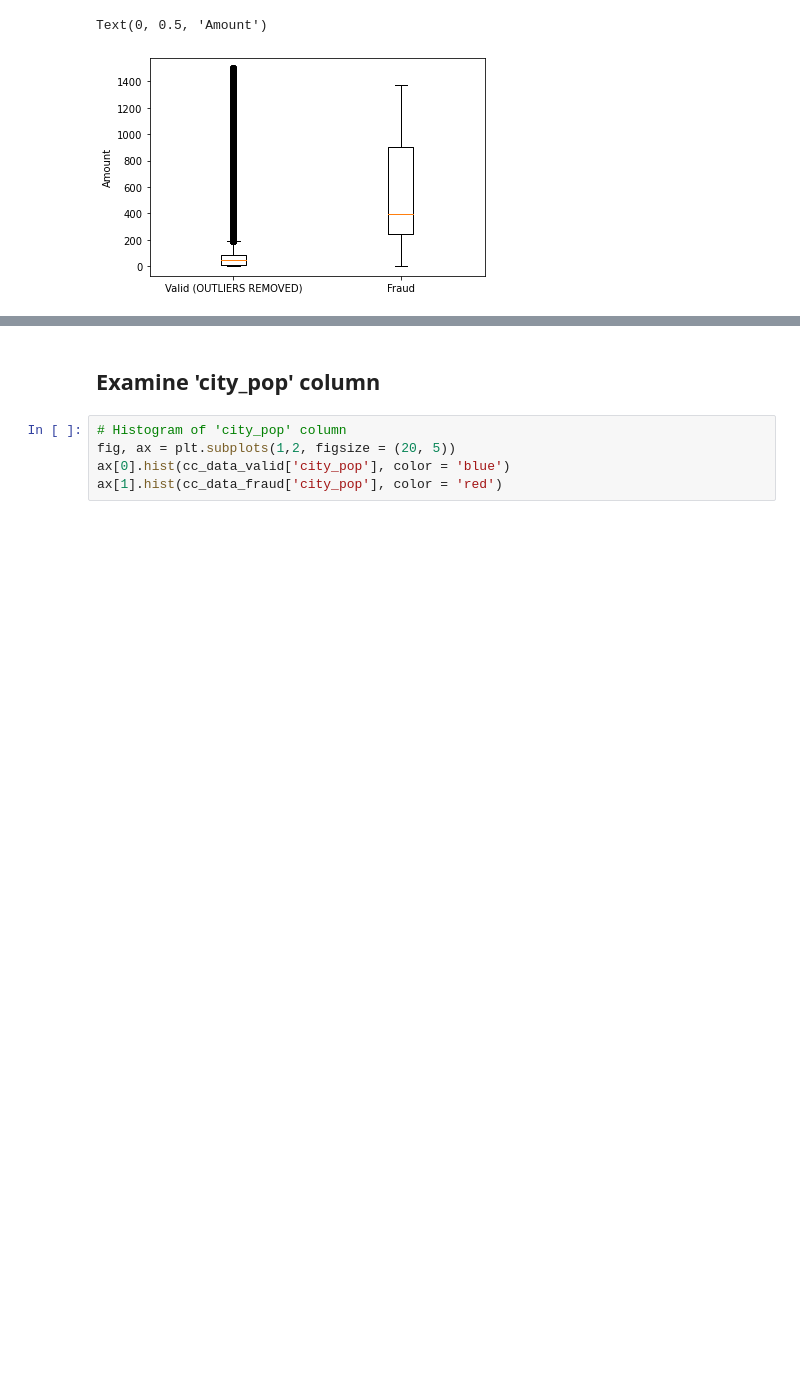
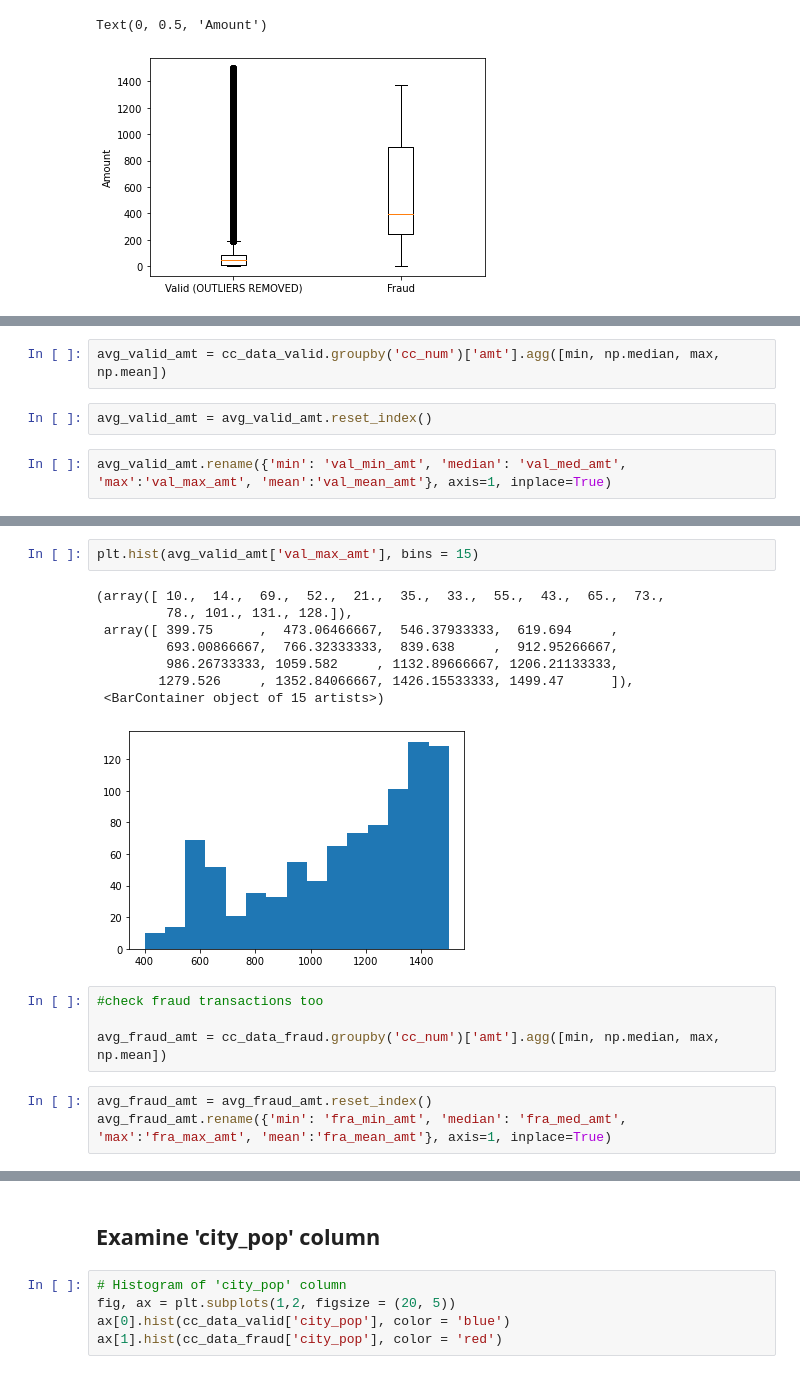
Before and after one commit to cchung106/Capstone-Two, a Jupyter notebook: Notebooks/02_EDA.ipynb, the cells around one changed output, grey strips where cells are left out. Cells and saved outputs as stored; diff of their text form; blank space fills up the shorter version.

```diff
--- a/Notebooks/02_EDA.ipynb
+++ b/Notebooks/02_EDA.ipynb
@@ -215,0 +234,6 @@ Text(0, 0.5, 'Amount')
+# %%
+avg_valid_amt = cc_data_valid.groupby('cc_num')['amt'].agg([min, np.median, max, np.mean])
+# %%
+avg_valid_amt = avg_valid_amt.reset_index()
+# %%
+avg_valid_amt.rename({'min': 'val_min_amt', 'median': 'val_med_amt', 'max':'val_max_amt', 'mean':'val_mean_amt'}, axis=1, inplace=True)
@@ -215,0 +256,18 @@ Text(0, 0.5, 'Amount')
+# %%
+plt.hist(avg_valid_amt['val_max_amt'], bins = 15)
+# %% [output]
+(array([ 10.,  14.,  69.,  52.,  21.,  35.,  33.,  55.,  43.,  65.,  73.,
+         78., 101., 131., 128.]),
+ array([ 399.75      ,  473.06466667,  546.37933333,  619.694     ,
+         693.00866667,  766.32333333,  839.638     ,  912.95266667,
+         986.26733333, 1059.582     , 1132.89666667, 1206.21133333,
+        1279.526     , 1352.84066667, 1426.15533333, 1499.47      ]),
+ <BarContainer object of 15 artists>)
+[figure, added]
+# %%
+#check fraud transactions too
+
+avg_fraud_amt = cc_data_fraud.groupby('cc_num')['amt'].agg([min, np.median, max, np.mean])
+# %%
+avg_fraud_amt = avg_fraud_amt.reset_index()
+avg_fraud_amt.rename({'min': 'fra_min_amt', 'median': 'fra_med_amt', 'max':'fra_max_amt', 'mean':'fra_mean_amt'}, axis=1, inplace=True)
```
Also changed, not shown: parts of 36 cells of this notebook.
